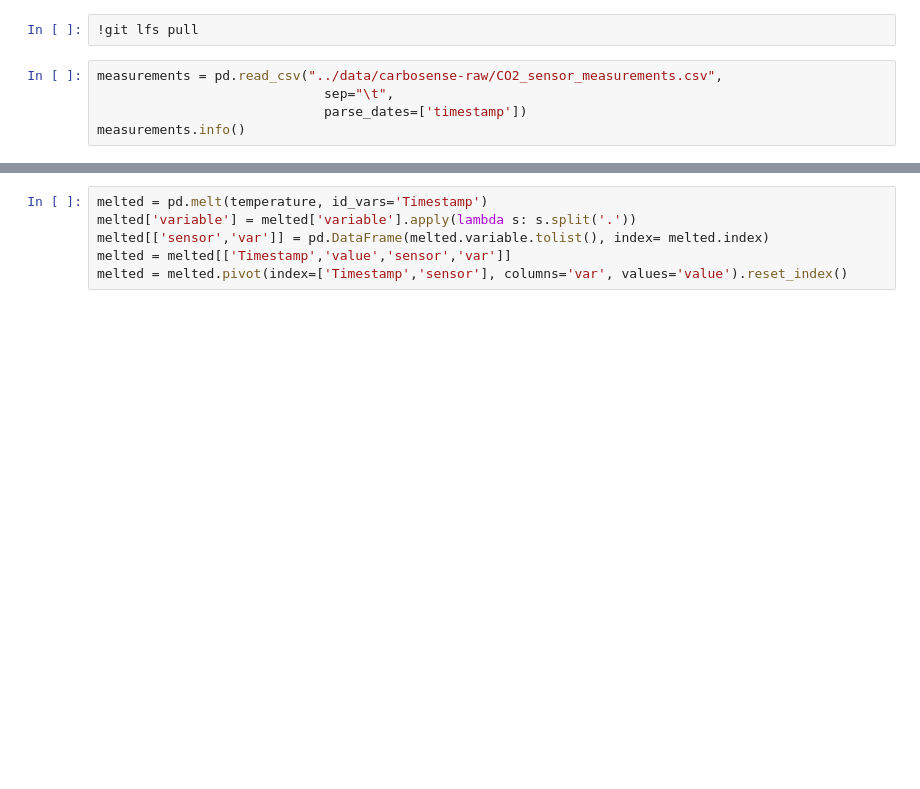
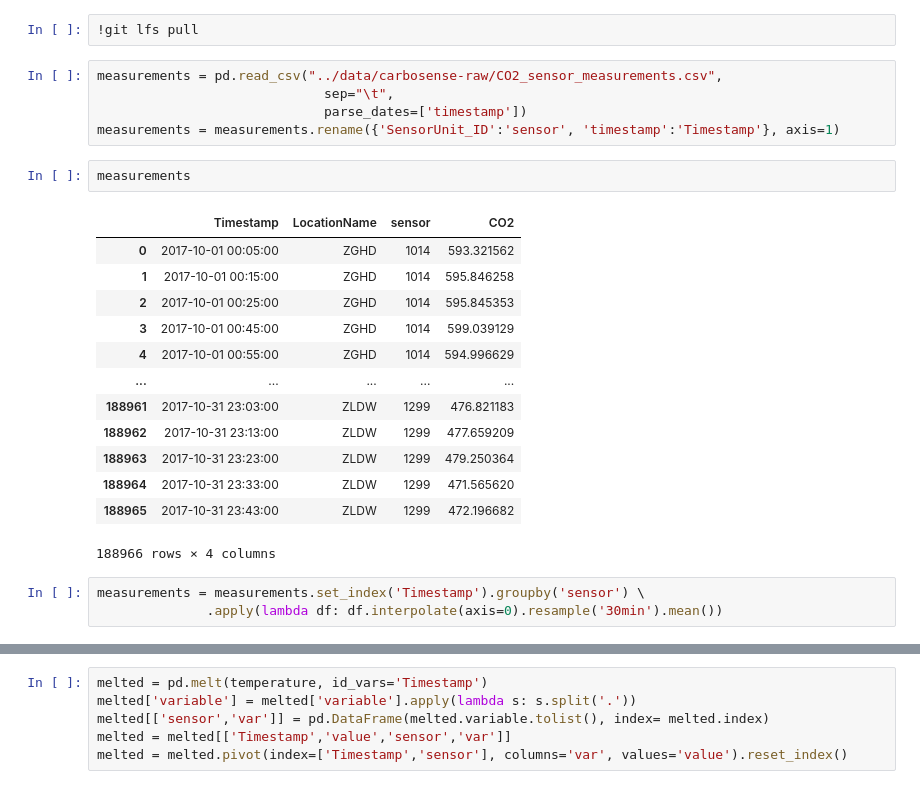
Before and after one commit to ayman-mezghani/dslab-hw1-Data_Science_with_CO2, a Jupyter notebook: notebooks/DSLab-homework1.ipynb, the cells around one changed output, grey strips where cells are left out. Cells and saved outputs as stored; diff of their text form; blank space fills up the shorter version.

```diff
--- a/notebooks/DSLab-homework1.ipynb
+++ b/notebooks/DSLab-homework1.ipynb
@@ -110,4 +110,23 @@ https://pandas.pydata.org/pandas-docs/stable/reference/api/pandas.DataFrame.appe
 measurements = pd.read_csv("../data/carbosense-raw/CO2_sensor_measurements.csv",
                              sep="\t",
                              parse_dates=['timestamp'])
-measurements.info()
+measurements = measurements.rename({'SensorUnit_ID':'sensor', 'timestamp':'Timestamp'}, axis=1)
+# %%
+measurements
+# %% [output]
+|  | Timestamp | LocationName | sensor | CO2 |
+| 0 | 2017-10-01 00:05:00 | ZGHD | 1014 | 593.321562 |
+| 1 | 2017-10-01 00:15:00 | ZGHD | 1014 | 595.846258 |
+| 2 | 2017-10-01 00:25:00 | ZGHD | 1014 | 595.845353 |
+| 3 | 2017-10-01 00:45:00 | ZGHD | 1014 | 599.039129 |
+| 4 | 2017-10-01 00:55:00 | ZGHD | 1014 | 594.996629 |
+| ... | ... | ... | ... | ... |
+| 188961 | 2017-10-31 23:03:00 | ZLDW | 1299 | 476.821183 |
+| 188962 | 2017-10-31 23:13:00 | ZLDW | 1299 | 477.659209 |
+| 188963 | 2017-10-31 23:23:00 | ZLDW | 1299 | 479.250364 |
+| 188964 | 2017-10-31 23:33:00 | ZLDW | 1299 | 471.565620 |
+| 188965 | 2017-10-31 23:43:00 | ZLDW | 1299 | 472.196682 |
+188966 rows × 4 columns
+# %%
+measurements = measurements.set_index('Timestamp').groupby('sensor') \
+              .apply(lambda df: df.interpolate(axis=0).resample('30min').mean())
```
Also changed, not shown: parts of 19 cells of this notebook.
